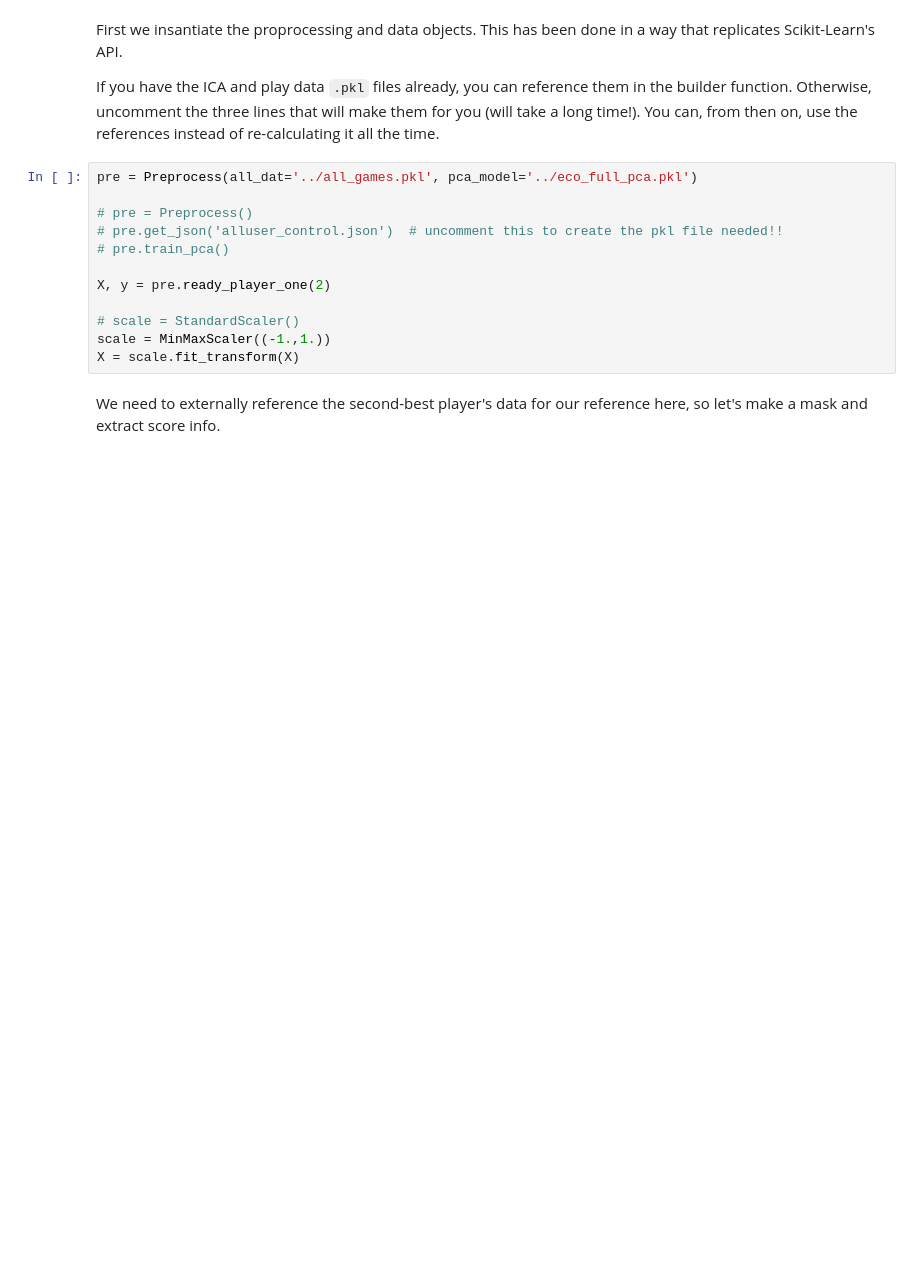
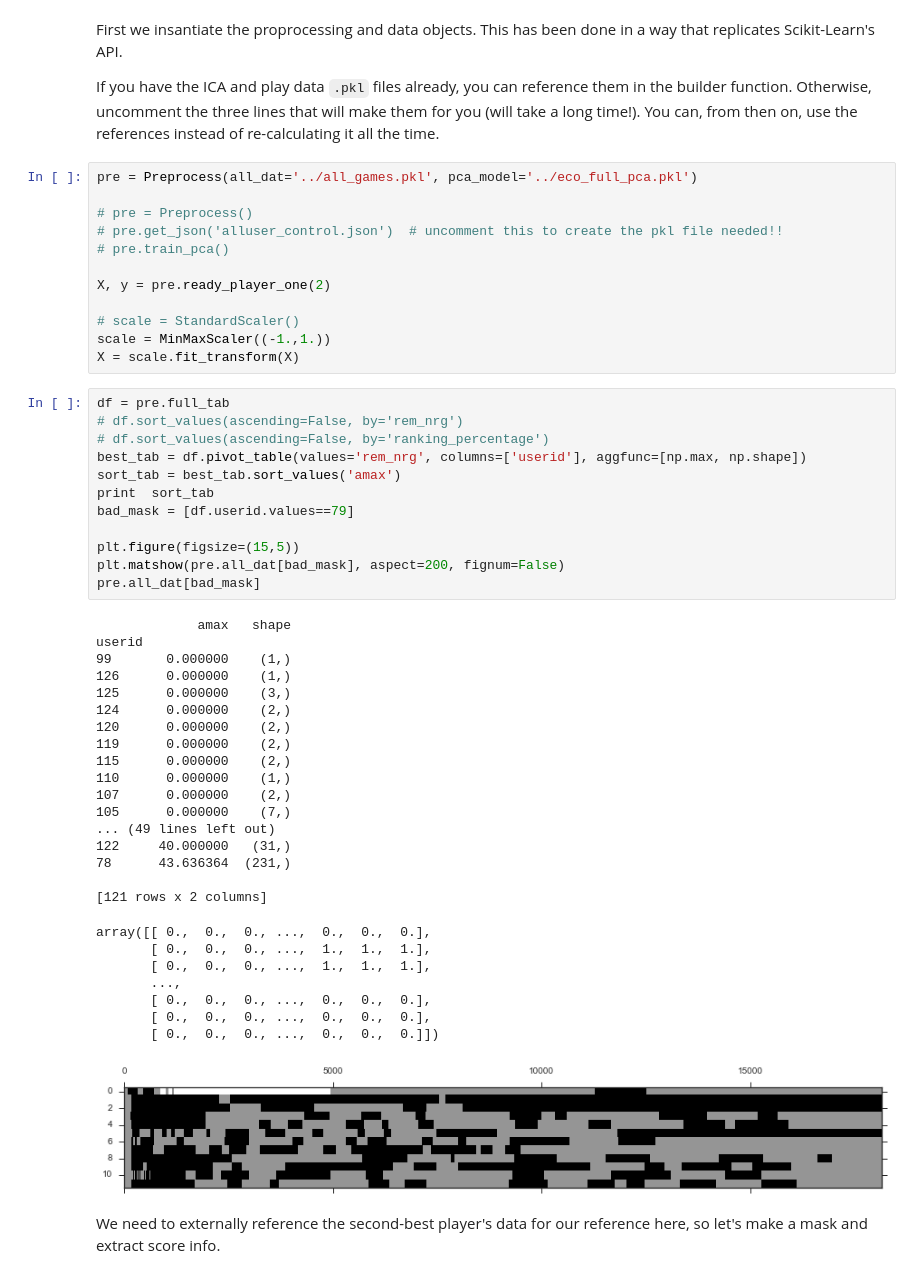
Before and after one commit to DesignInformaticsLab/EcoRacer2016, a Jupyter notebook: Player2/Player2_Example.ipynb, the cells around one changed output. Drawn from its saved outputs; the diff is of its cells as text; blank space fills up the shorter version.

```diff
--- a/Player2/Player2_Example.ipynb
+++ b/Player2/Player2_Example.ipynb
@@ -29,6 +29,44 @@ X, y = pre.ready_player_one(2)
 # scale = StandardScaler()
 scale = MinMaxScaler((-1.,1.))
 X = scale.fit_transform(X)
+# %%
+df = pre.full_tab
+# df.sort_values(ascending=False, by='rem_nrg')
+# df.sort_values(ascending=False, by='ranking_percentage')
+best_tab = df.pivot_table(values='rem_nrg', columns=['userid'], aggfunc=[np.max, np.shape])
+sort_tab = best_tab.sort_values('amax')
+print  sort_tab
+bad_mask = [df.userid.values==79]
+
+plt.figure(figsize=(15,5))
+plt.matshow(pre.all_dat[bad_mask], aspect=200, fignum=False)
+pre.all_dat[bad_mask]
+# %% [output]
+             amax   shape
+userid
+99       0.000000    (1,)
+126      0.000000    (1,)
+125      0.000000    (3,)
+124      0.000000    (2,)
+120      0.000000    (2,)
+119      0.000000    (2,)
+115      0.000000    (2,)
+110      0.000000    (1,)
+107      0.000000    (2,)
+105      0.000000    (7,)
+... (49 lines left out)
+122     40.000000   (31,)
+78      43.636364  (231,)
+
+[121 rows x 2 columns]
+array([[ 0.,  0.,  0., ...,  0.,  0.,  0.],
+       [ 0.,  0.,  0., ...,  1.,  1.,  1.],
+       [ 0.,  0.,  0., ...,  1.,  1.,  1.],
+       ...,
+       [ 0.,  0.,  0., ...,  0.,  0.,  0.],
+       [ 0.,  0.,  0., ...,  0.,  0.,  0.],
+       [ 0.,  0.,  0., ...,  0.,  0.,  0.]])
+[figure, added]
 # %% [markdown]
 We need to externally reference the second-best player's data for our reference here, so let's make a mask and extract score info.
 # %%
```
Also changed, not shown: 23 other files.
